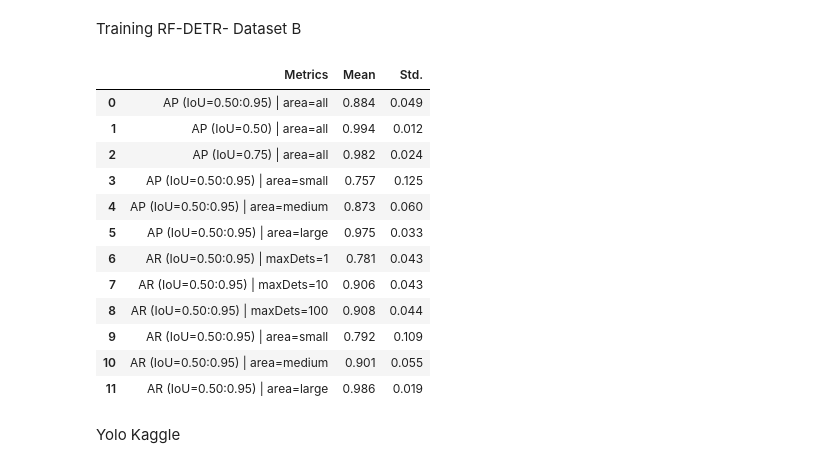
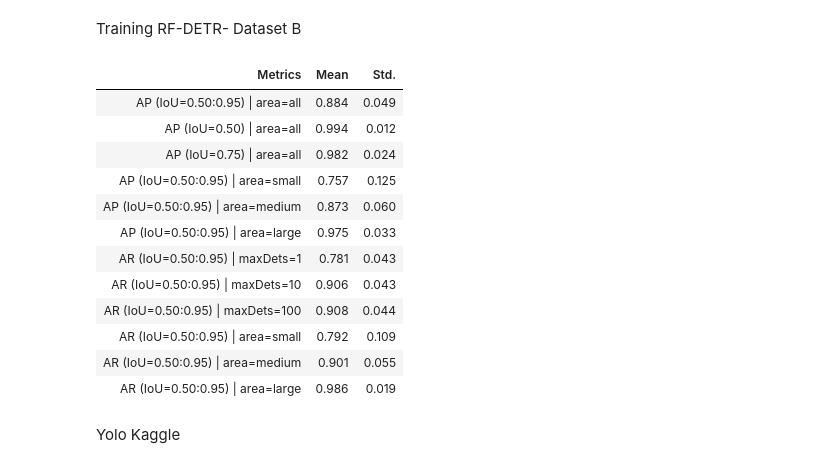
Before and after one commit to kekslol24/Glass-Defect-Detection-Evaluating-Object-Detection-Models, a Jupyter notebook: #Deployment/Code/resultsplotting.ipynb, the cells around one changed output. Cells and saved outputs as stored; diff of their text form; code cells hidden in the pictures.

```diff
--- a/#Deployment/Code/resultsplotting.ipynb
+++ b/#Deployment/Code/resultsplotting.ipynb
@@ -206,49 +315,48 @@ metric_names = [
     "AR (IoU=0.50:0.95) | maxDets=10",
     "AR (IoU=0.50:0.95) | maxDets=100",
     "AR (IoU=0.50:0.95) | area=small",
     "AR (IoU=0.50:0.95) | area=medium",
     "AR (IoU=0.50:0.95) | area=large"
 ]
 
 # 2. Daten als Listen definieren
 fold_1 = [0.797, 1.000, 0.941, 0.647, 0.759, 0.911, 0.710, 0.832, 0.832, 0.700, 0.796, 0.950]
 fold_2 = [0.863, 0.970, 0.970, 0.567, 0.870, 1.000, 0.772, 0.882, 0.885, 0.625, 0.897, 1.000]
 fold_3 = [0.915, 1.000, 1.000, 0.855, 0.898, 0.972, 0.835, 0.938, 0.943, 0.900, 0.929, 0.990]
 fold_4 = [0.931, 1.000, 1.000, 0.852, 0.919, 0.990, 0.813, 0.941, 0.944, 0.860, 0.942, 0.990]
 fold_5 = [0.916, 1.000, 1.000, 0.864, 0.921, 1.000, 0.777, 0.935, 0.935, 0.875, 0.940, 1.000]
 
 # Alle Folds in eine Matrix packen (5 Zeilen, 12 Spalten)
 all_folds = np.array([fold_1, fold_2, fold_3, fold_4, fold_5])
 
 # 3. Berechnungen durchführen
 means = np.mean(all_folds, axis=0)
 stds = np.std(all_folds, axis=0)
 
 # 4. Ergebnis schön darstellen
 df_results = pd.DataFrame({
     'Metrics': metric_names,
     'Mean': means,
     'Std.': stds
 })
 
-# Formatierung auf 3 Nachkommastellen
-pd.options.display.float_format = '{:.3f}'.format
+numeric_cols_two = [col for col in df_results.keys() if col != "Metrics"]
 
-df_results
+df_results.style.format("{:.3f}", subset=numeric_cols_two).hide(axis="index")
 # %% [output]
-|  | Metrics | Mean | Std. |
-| 0 | AP (IoU=0.50:0.95) | area=all | 0.884 | 0.049 |
-| 1 | AP (IoU=0.50) | area=all | 0.994 | 0.012 |
-| 2 | AP (IoU=0.75) | area=all | 0.982 | 0.024 |
-| 3 | AP (IoU=0.50:0.95) | area=small | 0.757 | 0.125 |
-| 4 | AP (IoU=0.50:0.95) | area=medium | 0.873 | 0.060 |
-| 5 | AP (IoU=0.50:0.95) | area=large | 0.975 | 0.033 |
-| 6 | AR (IoU=0.50:0.95) | maxDets=1 | 0.781 | 0.043 |
-| 7 | AR (IoU=0.50:0.95) | maxDets=10 | 0.906 | 0.043 |
-| 8 | AR (IoU=0.50:0.95) | maxDets=100 | 0.908 | 0.044 |
-| 9 | AR (IoU=0.50:0.95) | area=small | 0.792 | 0.109 |
-| 10 | AR (IoU=0.50:0.95) | area=medium | 0.901 | 0.055 |
-| 11 | AR (IoU=0.50:0.95) | area=large | 0.986 | 0.019 |
+| Metrics | Mean | Std. |
+| AP (IoU=0.50:0.95) | area=all | 0.884 | 0.049 |
+| AP (IoU=0.50) | area=all | 0.994 | 0.012 |
+| AP (IoU=0.75) | area=all | 0.982 | 0.024 |
+| AP (IoU=0.50:0.95) | area=small | 0.757 | 0.125 |
+| AP (IoU=0.50:0.95) | area=medium | 0.873 | 0.060 |
+| AP (IoU=0.50:0.95) | area=large | 0.975 | 0.033 |
+| AR (IoU=0.50:0.95) | maxDets=1 | 0.781 | 0.043 |
+| AR (IoU=0.50:0.95) | maxDets=10 | 0.906 | 0.043 |
+| AR (IoU=0.50:0.95) | maxDets=100 | 0.908 | 0.044 |
+| AR (IoU=0.50:0.95) | area=small | 0.792 | 0.109 |
+| AR (IoU=0.50:0.95) | area=medium | 0.901 | 0.055 |
+| AR (IoU=0.50:0.95) | area=large | 0.986 | 0.019 |
 # %% [markdown]
 Yolo Kaggle
 # %%
```
Also changed, not shown: parts of 12 cells of this notebook, 12 other files.
